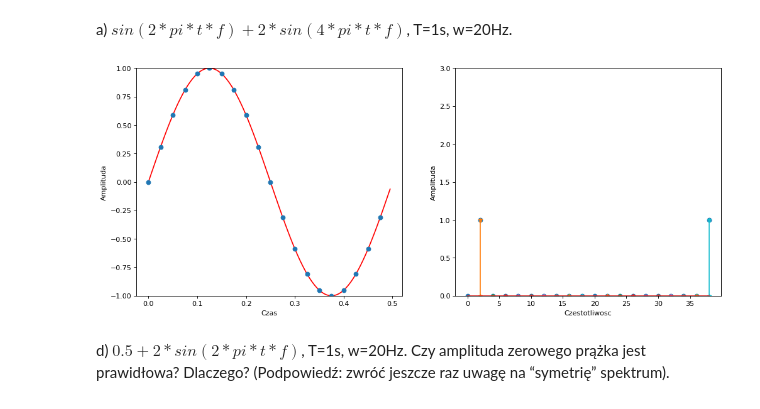
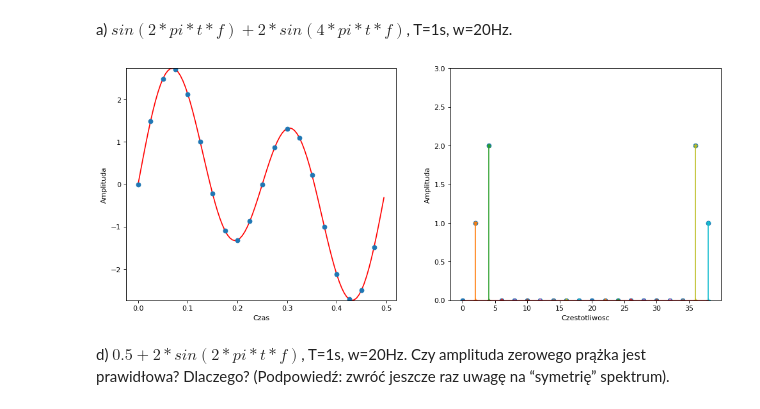
Before and after one commit to TheCommonCold/KCKSygnaly, a Jupyter notebook: Sygnaly-Lab1-clear.ipynb, the cells around one changed output. Drawn from its saved outputs; the diff is of its cells as text; code cells hidden in the pictures.

```diff
--- a/Sygnaly-Lab1-clear.ipynb
+++ b/Sygnaly-Lab1-clear.ipynb
@@ -9,11 +9,13 @@ from numpy import *
 from scipy import *
 from ipywidgets import *
 import math as mt
+import random
 
 %matplotlib inline
 
 A = 1
 # Amplituda sygnału
+
 
 LP = 1
 # Liczba analizowanych pełnych przebiegów sygnału (okresów)
@@ -56,7 +58,7 @@ signal1 = fft(signal)
 signal1 = abs(signal1)
 # modul sygnalu
 
-freqs = range(int(n))
+freqs =[i/int(n)*w for i in range(int(n))]
 
 
 ax = fig.add_subplot(122)
@@ -268,7 +270,7 @@ Poniższe przypadki skłądają się z złożonych sygnałów. Trzeba teraz będ
 a) $sin(2*pi*t*f) + 2*sin(4*pi*t*f)$, T=1s, w=20Hz.
 # %%
 # Zdefiniuj funckję
-def myFunc2(iloscFunkcji=1,A={1},LP={1},w={40},f={2}):
+def myFunc2(A=1,LP=1,w=20,f=1):
 
 #     A = 1
 #     # Amplituda sygnału
@@ -293,7 +295,7 @@ def myFunc2(iloscFunkcji=1,A={1},LP={1},w={40},f={2}):
 
     n = len(t)
 
-    FUNC = lambda t : A*sin(2*pi*t*f)
+    FUNC = lambda t : (A*sin(2*pi*t*f))+(2*A*sin(4*pi*t*f))
     # def. funkcji (tutaj sinus)
 
     signal = FUNC(t)
@@ -306,35 +308,35 @@ def myFunc2(iloscFunkcji=1,A={1},LP={1},w={40},f={2}):
     base_signal = FUNC(base_t)
     ax.plot(base_t, base_signal, linestyle='-', color='red')
     ax.set_ylim([min(base_signal), max(base_signal)])
     ## ---
     ax.plot(t, signal, 'o')
 
     signal1 = fft(signal)
     # sygnal w dziedzinie czestotliwosci
     signal1 = abs(signal1)
     signal1 = [x*2*f/(w*LP)  for x in signal1]
     # modul sygnalu
 
     freqs = range(int(n))
-    freqs = [ x / LP * f for x in freqs ]
+    freqs = [ x / n * w for x in freqs ]
 
 
     ax.set_xlabel("Czas")
     ax.set_ylabel("Amplituda")
     ax = fig.add_subplot(122)
     ymax = max(signal1)
     if (ymax > 3.0):
         ax.set_ylim([0.0,ymax])
     else:
         ax.set_ylim([0.0,3.0])
     stem(freqs, signal1, '-*')
 
     ax.set_xlabel("Czestotliwosc")
     ax.set_ylabel("Amplituda")
 
     show()
-myFunc()
+myFunc2()
 # %% [output]
-[figure, old version]
+[figure, new version]
 # %% [markdown]
 d) $0.5 + 2*sin(2*pi*t*f)$, T=1s, w=20Hz. Czy amplituda zerowego prążka jest prawidłowa? Dlaczego? (Podpowiedź: zwróć jeszcze raz uwagę na “symetrię” spektrum).
```
Also changed, not shown: parts of 13 cells of this notebook, 5 other files.
